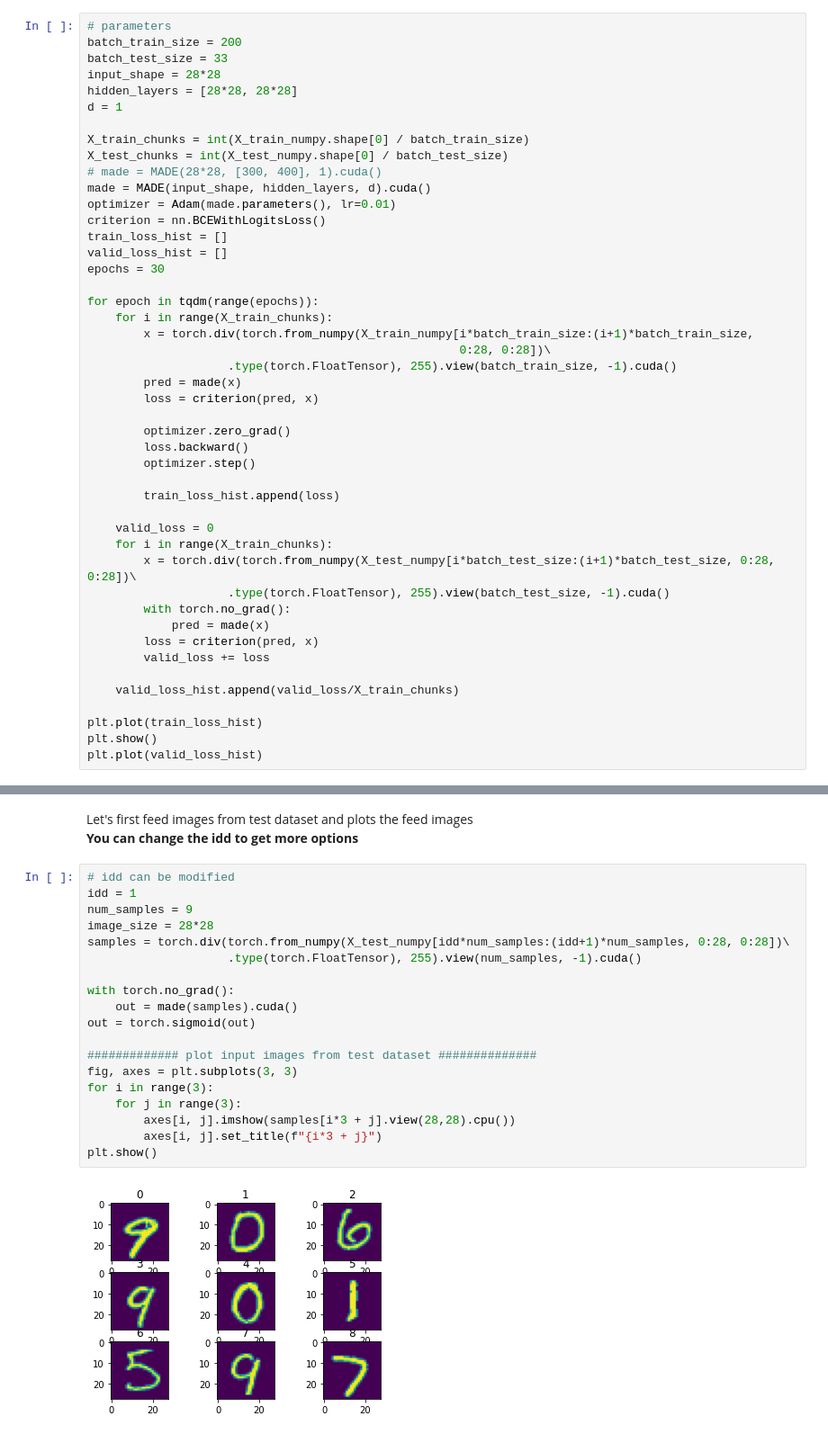
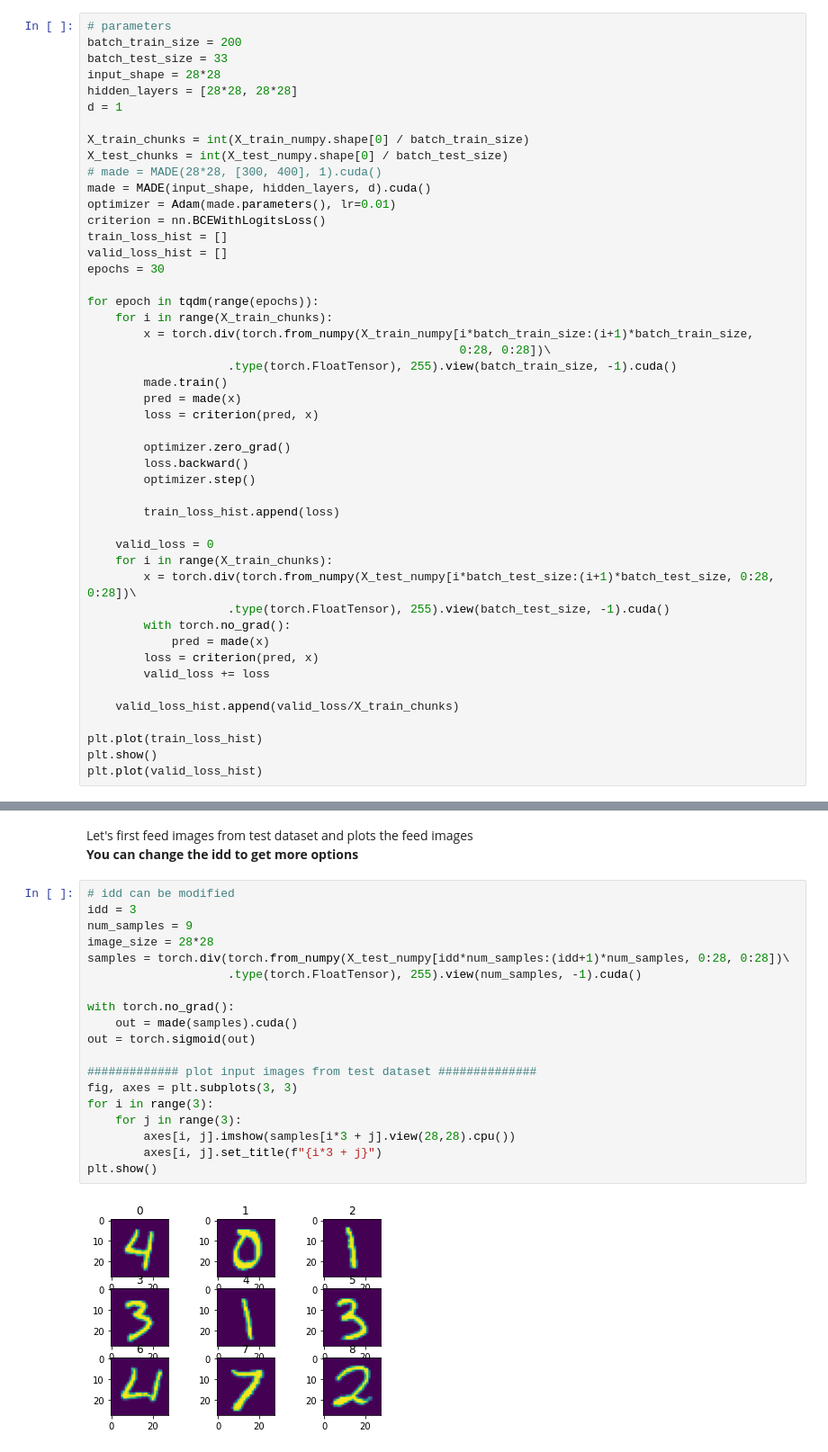
Before and after one commit to liushuyu6666/AI_relative, a Jupyter notebook: Normalizing_flow/MAF/MADE.ipynb, the cells around one changed output, grey strips where cells are left out. Shown at 90% size. Saved outputs shown, nothing was run; the diff lists cells and outputs as text.

Commit message:
add made.train() in the train procedure

```diff
--- a/Normalizing_flow/MAF/MADE.ipynb
+++ b/Normalizing_flow/MAF/MADE.ipynb
@@ -237,6 +231,7 @@ for epoch in tqdm(range(epochs)):
         x = torch.div(torch.from_numpy(X_train_numpy[i*batch_train_size:(i+1)*batch_train_size,
                                                      0:28, 0:28])\
                     .type(torch.FloatTensor), 255).view(batch_train_size, -1).cuda()
+        made.train()
         pred = made(x)
         loss = criterion(pred, x)
 
@@ -272,25 +267,25 @@ Let's first feed images from test dataset and plots the feed images
 **You can change the idd to get more options**
 # %%
 # idd can be modified
-idd = 1
+idd = 3
 num_samples = 9
 image_size = 28*28
 samples = torch.div(torch.from_numpy(X_test_numpy[idd*num_samples:(idd+1)*num_samples, 0:28, 0:28])\
                     .type(torch.FloatTensor), 255).view(num_samples, -1).cuda()
 
 with torch.no_grad():
     out = made(samples).cuda()
 out = torch.sigmoid(out)
 
 ############# plot input images from test dataset ##############
 fig, axes = plt.subplots(3, 3)
 for i in range(3):
     for j in range(3):
         axes[i, j].imshow(samples[i*3 + j].view(28,28).cpu())
         axes[i, j].set_title(f"{i*3 + j}")
 plt.show()
 # %% [output]
-[figure, old version]
+[figure, new version]
 # %%
 ############# plot output images ##############
 fig, axes = plt.subplots(3, 3)
```
Also changed, not shown: parts of 5 cells of this notebook.
